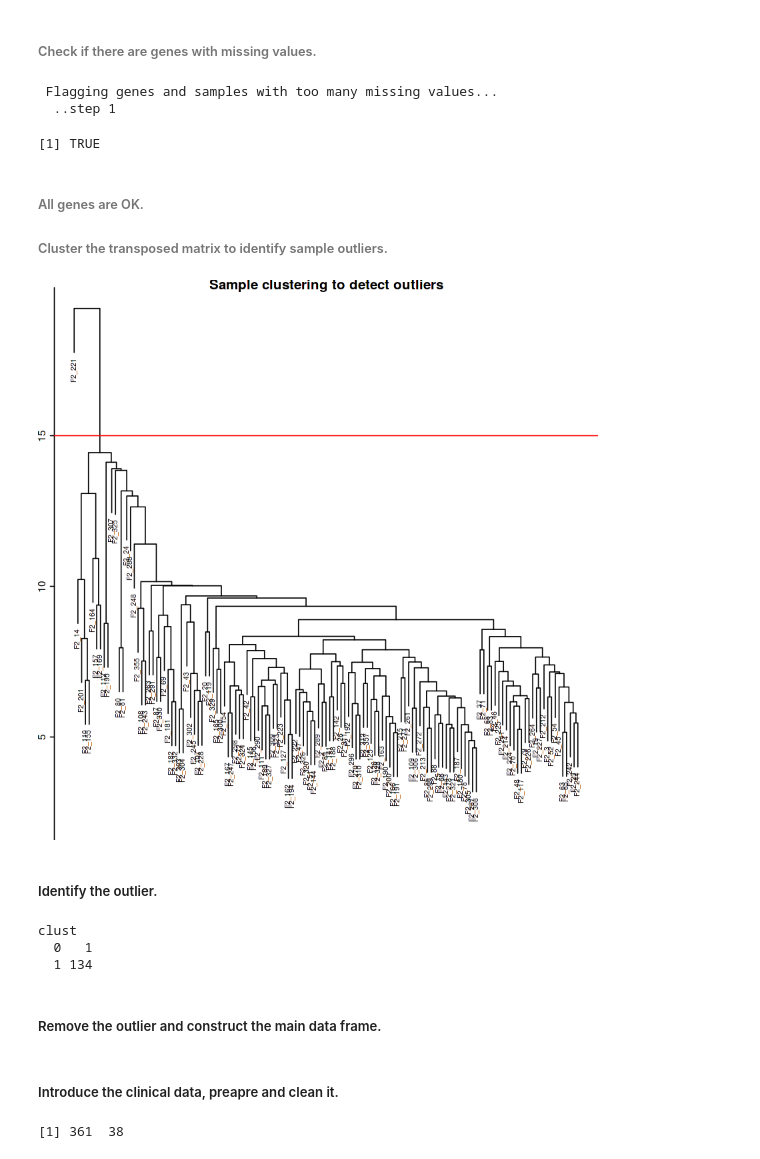
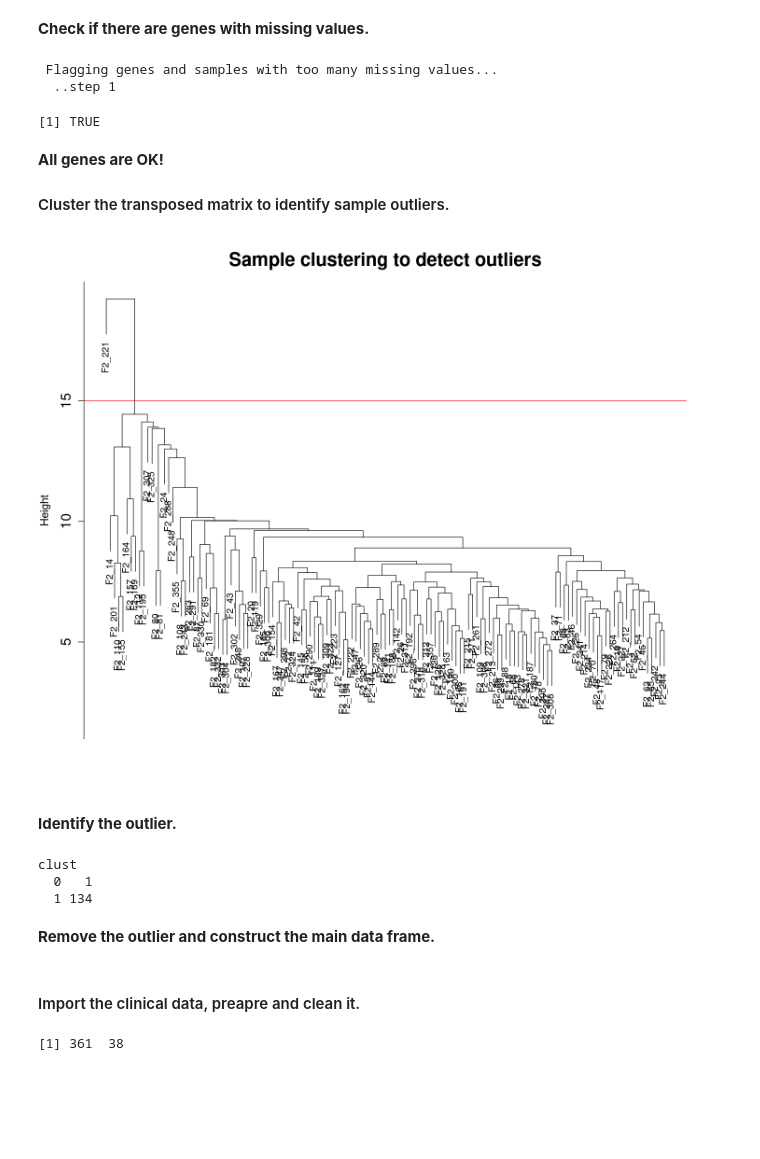
Before and after one commit to DU-Bii/module-6-Integrative-Bioinformatics, a Jupyter notebook: 2020/session5/Network Inference with WGCNA.ipynb, the cells around one changed output. Cells and saved outputs as stored; diff of their text form; code cells hidden in the pictures; blank space fills up the shorter version.

```diff
--- a/2020/session5/Network Inference with WGCNA.ipynb
+++ b/2020/session5/Network Inference with WGCNA.ipynb
@@ -8,18 +8,18 @@ __Tutorial for Module 6 DUBII 2019__
 ## 1. Preliminaries and data input
 # %%
 #  Code chunk 1
-# Display the current working directory
-getwd();
-# If necessary, change the path below to the directory where the data files are stored.
-# "." means current directory.
-workingDir = ".";
-setwd(workingDir);
+## Display the current working directory
+#getwd();
+## If necessary, change the path below to the directory where the data files are stored.
+## "." means current directory.
+#workingDir = ".";
+#setwd(workingDir);
 # Load the WGCNA package
 library(WGCNA);
-# The following setting is important, do not omit.
-options(stringsAsFactors = FALSE);
+## The following setting is important, do not omit.
+#options(stringsAsFactors = FALSE);
 #Read in the female liver data set
-femData = read.csv("LiverFemale3600.csv");
+femData = read.csv("data/LiverFemale3600.csv");
 # Take a quick look at what is in the data set:
 dim(femData);
 names(femData);
@@ -108,7 +81,7 @@ datExpr0
 | F2_355 | -0.01460000 | 0.01920000 | 0.10900000 | -0.0348000 | 0.05120000 | -0.03990000 | -0.1910000 | ... |
 | F2_357 | 0.06500000 | -0.04990000 | 0.00025300 | 0.1140000 | 0.02430000 | 0.03750000 | -0.3570000 | ... |
 # %% [markdown]
-###### Check if there are genes with missing values.
+**Check if there are genes with missing values.**
 # %%
 #  Code chunk 3
 gsg = goodSamplesGenes(datExpr0, verbose = 3);
@@ -118,24 +91,23 @@ gsg$allOK
   ..step 1
 [1] TRUE
 # %% [markdown]
-###### All genes are OK.
+**All genes are OK!**
 
-###### Cluster the transposed matrix to identify sample outliers.
+#### Cluster the transposed matrix to identify sample outliers.
 # %%
 #  Code chunk 4
 sampleTree = hclust(dist(datExpr0), method = "average");
-# Plot the sample tree: Open a graphic output window of size 12 by 9 inches
+# Plot the sample tree: Open a graphic output window of size 12 by 10 inches
 # The user should change the dimensions if the window is too large or too small.
-par(cex = 0.5);
-par(mar = c(0,2,1,0))
+options(repr.plot.width = 12, repr.plot.height = 10)
 plot(sampleTree, main = "Sample clustering to detect outliers", sub="", xlab="",
-     cex.lab = 1.5, cex.axis = 1.5, cex.main = 2)
+     cex.lab = 1.2, cex.axis = 1.5, cex.main = 2)
 # Plot a line to show the cut
 abline(h = 15, col = "red");
 # %% [output]
-[figure, old version]
+[figure, new version]
 # %% [markdown]
-##### Identify the outlier.
+**Identify the outlier.**
 # %%
 #  Code chunk 5
 # Determine cluster under the line
@@ -146,7 +118,7 @@ clust
   0   1
   1 134
 # %% [markdown]
-##### Remove the outlier and construct the main data frame.
+**Remove the outlier and construct the main data frame.**
 # %%
 #  Code chunk 5
 # clust 1 contains the samples we want to keep.
@@ -155,6 +127,6 @@ datExpr = datExpr0[keepSamples, ]
 nGenes = ncol(datExpr)
 nSamples = nrow(datExpr)
 # %% [markdown]
-##### Introduce the clinical data, preapre and clean it.
+#### Import the clinical data, preapre and clean it.
 # %%
 #  Code chunk 7
```
Also changed, not shown: parts of 33 cells of this notebook, 13 other files.
